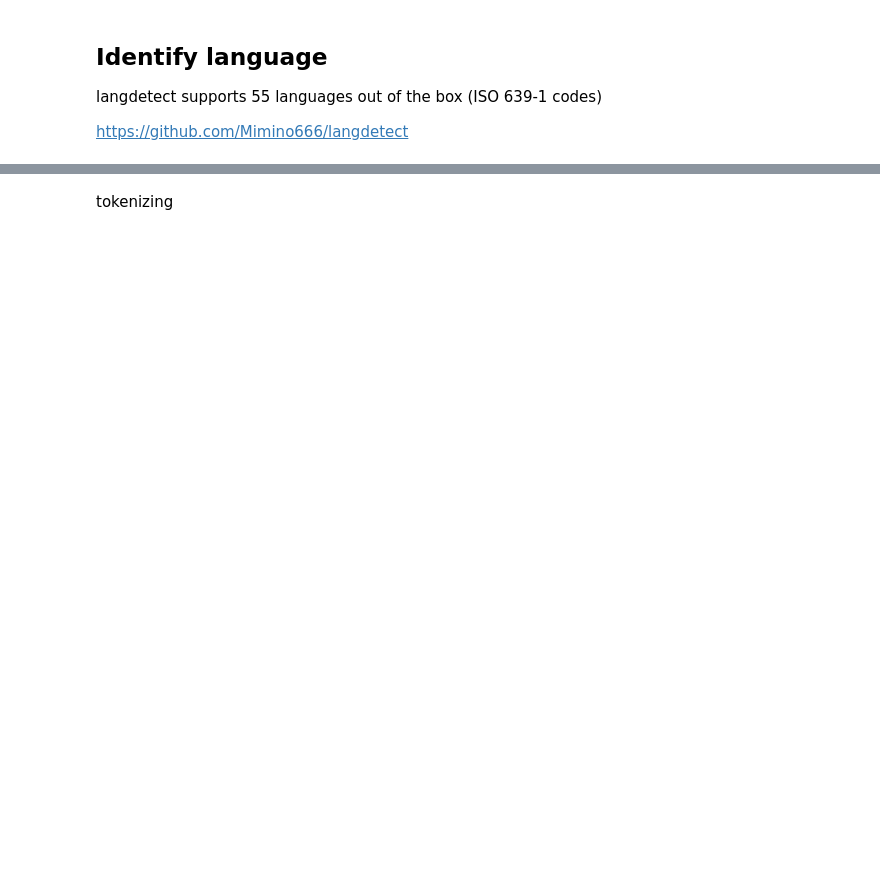
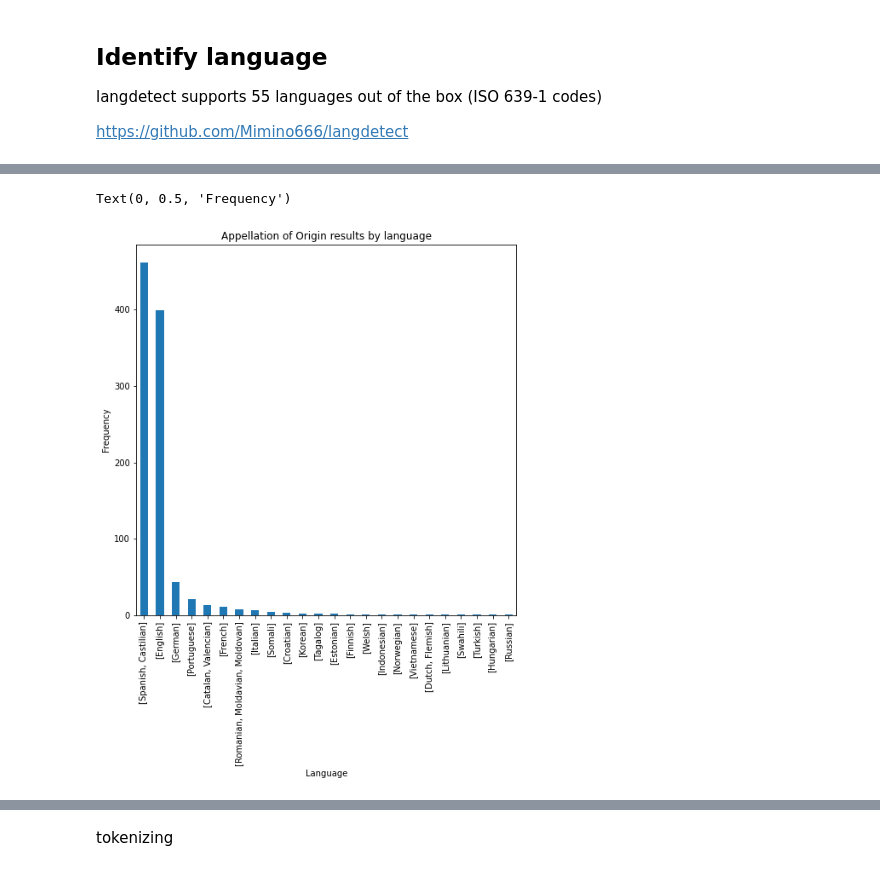
Before and after one commit to urdaibayc/mmezcal-II, a Jupyter notebook: data_wrangling.ipynb, the cells around one changed output, grey strips where cells are left out. Cells and saved outputs as stored; diff of their text form; code cells hidden in the pictures; blank space fills up the shorter version.

```diff
--- a/data_wrangling.ipynb
+++ b/data_wrangling.ipynb
@@ -59,0 +116,9 @@ b.detect_language()
+# %%
+ax = todos[1]['Language'].value_counts().plot(kind='bar',
+                                    figsize=(8,8),
+                                    title="Appellation of Origin results by language")
+ax.set_xlabel("Language")
+ax.set_ylabel("Frequency")
+# %% [output]
+Text(0, 0.5, 'Frequency')
+[figure, added]
```
Also changed, not shown: parts of 25 cells of this notebook, 11 other files.
